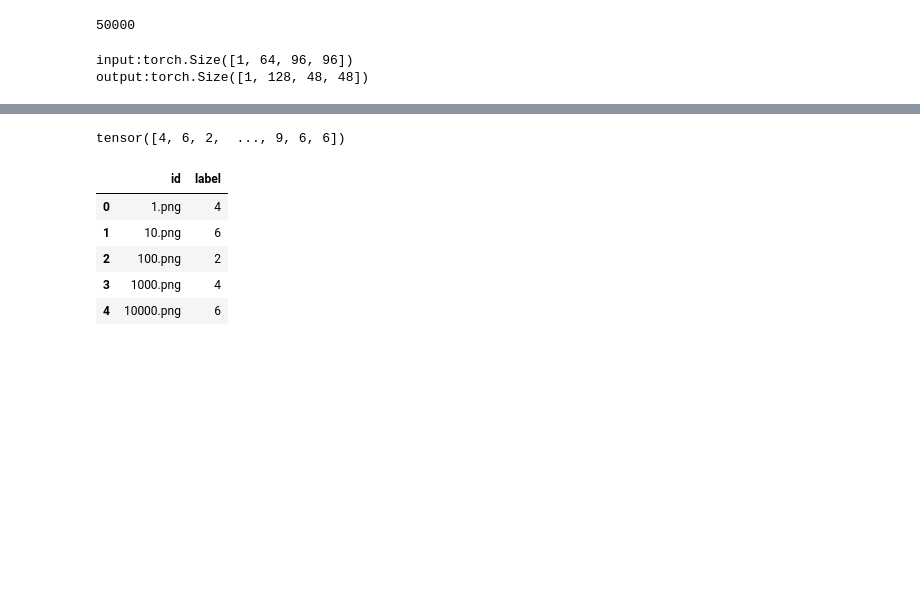
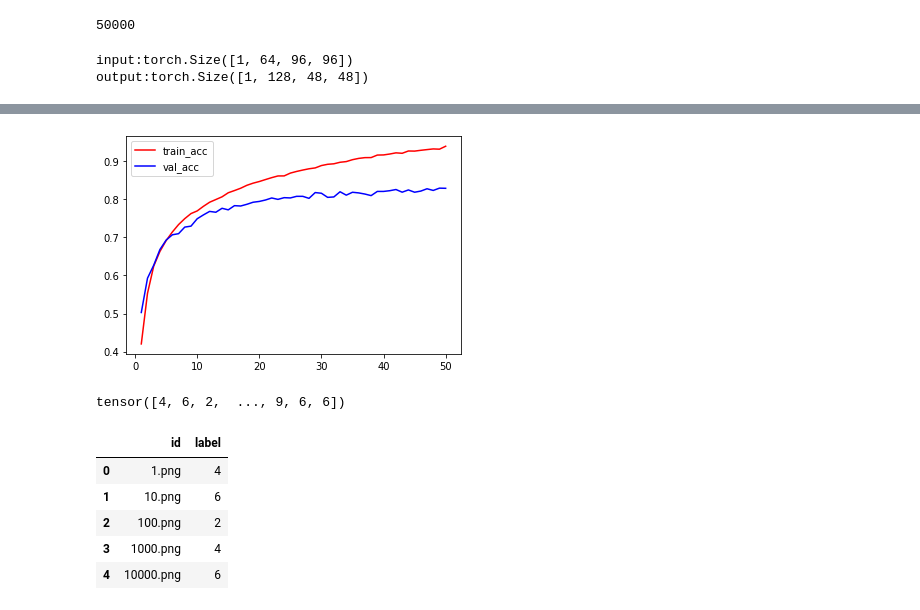
Before and after one commit to wjq8421/MLNote, a Jupyter notebook: 比赛代码/cifar10/0919_0.79900.ipynb, the cells around one changed output, grey strips where cells are left out. Saved outputs shown, nothing was run; the diff lists cells and outputs as text; code cells hidden in the pictures; blank space fills up the shorter version.

```diff
--- a/比赛代码/cifar10/0919_0.79900.ipynb
+++ b/比赛代码/cifar10/0919_0.79900.ipynb
@@ -193,3 +202,10 @@ Epoch [12/50], train_loss:0.615856, train_acc:0.792300; val_loss:0.709281, val_a
+# %%
+plt.plot(epochs, train_accs, 'r', label='train_acc')
+plt.plot(epochs, val_accs, 'b', label='val_acc')
+plt.legend()
+plt.show()
+# %% [output]
+[figure, added]
 # %%
 model.eval()
 result = torch.LongTensor()
```
Also changed, not shown: parts of 3 cells of this notebook, 5 other files.
